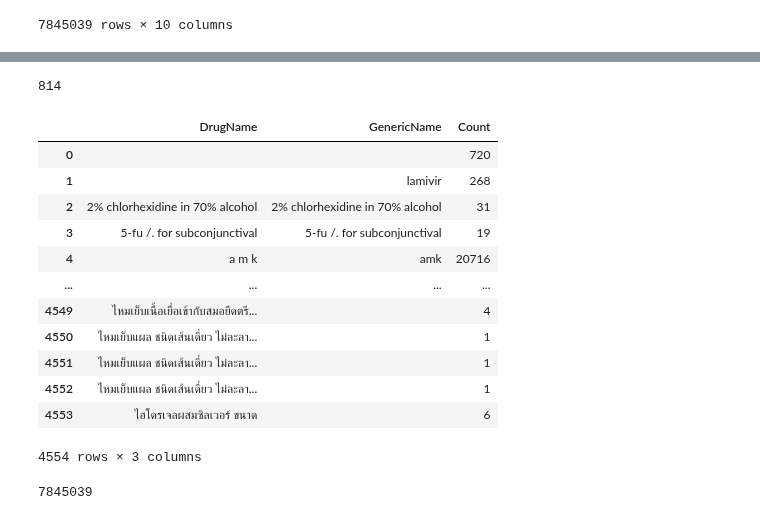
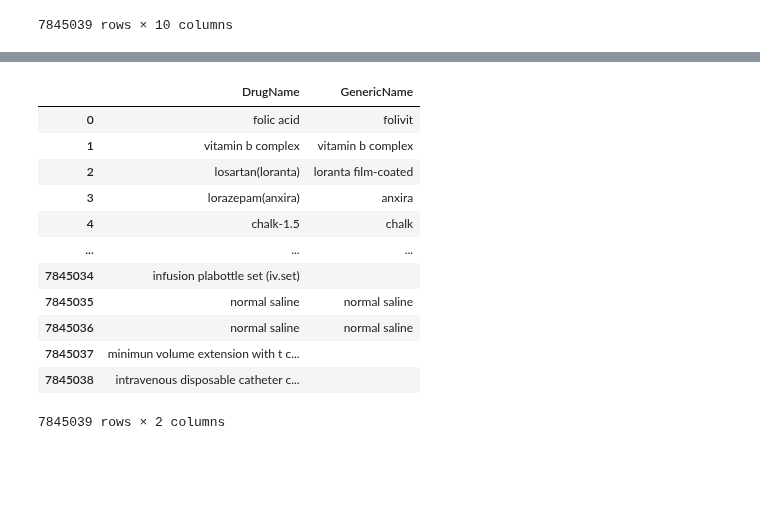
Before and after one commit to nxxk23/PROJECT, a Jupyter notebook: PrescriptionFile.ipynb, the cells around one changed output, grey strips where cells are left out. Cells and saved outputs as stored; diff of their text form; code cells hidden in the pictures; blank space fills up the shorter version.

```diff
--- a/PrescriptionFile.ipynb
+++ b/PrescriptionFile.ipynb
@@ -89,18 +55,12 @@ genericCol1 = [str(i).lower() for i in df['GenericName']]
 # Store drug names
 drugCol2 = []
 genericCol2 = []
-drugdigits = []
-genericdigits = []
 
 # Process 'DrugName' column
 for value in drugCol1:
     if isinstance(value, str):
         if value[0].isdigit():
-            # Store the value starting with digits in drugdigits list
-            drugdigits.append(value)
-            # Remove the dose quantity and store in drugCol2 list
-            newval = re.sub(r'\b\d+(\.\d+)?\s*[a-zA-Z]+\s*', '', value)
-            drugCol2.append(newval)
+            drugCol2.append(value)
         else:
             valList = value.split()
             index_begin_with_digit = len(valList)
@@ -111,16 +71,11 @@ for value in drugCol1:
             newval = " ".join(valList[:index_begin_with_digit])
             drugCol2.append(newval)
 
-
 # Process 'GenericName' column
 for value in genericCol1:
     if isinstance(value, str):
         if value[0].isdigit():
-            # Store the value starting with digits in genericdigits list
-            genericdigits.append(value)
-            # Remove the dose quantity and store in newval list
-            newval = re.sub(r'\b\d+(\.\d+)?\s*[a-zA-Z]+\s*', '', value)
-            genericCol2.append(newval)
+            genericCol2.append(value)
         else:
             valList = value.split()
             index_begin_with_digit = len(valList)
@@ -291,7 +130,3 @@ len(cleaned_drugdigits)
-# %%
-len(cleaned_genericdigits)
-# %% [output]
-814
 # %%
 import pandas as pd
 import re
@@ -316,31 +138,0 @@ generic_value_counts = df_combined['GenericName'].value_counts()
-# %%
-pre_drug = df_combined['DrugName'].value_counts().reset_index()
-pre_drug.columns = ['DrugName', 'Count']
-
-pre_generic = df_combined['GenericName'].value_counts().reset_index()
-pre_generic.columns = ['GenericName', 'Count']
-
-pre_count = df_combined.groupby(['DrugName', 'GenericName']).size().reset_index()
-pre_count.columns = ['DrugName', 'GenericName', 'Count']
-
-pre_df = pd.DataFrame(pre_count)
-
-pre_df
-# %% [output]
-|  | DrugName | GenericName | Count |
-| 0 |  |  | 720 |
-| 1 |  | lamivir | 268 |
-| 2 | 2% chlorhexidine in 70% alcohol | 2% chlorhexidine in 70% alcohol | 31 |
-| 3 | 5-fu /. for subconjunctival | 5-fu /. for subconjunctival | 19 |
-| 4 | a m k | amk | 20716 |
-| ... | ... | ... | ... |
-| 4549 | ไหมเย็บเนื้อเยื่อเข้ากับสมอยึดตรี... |  | 4 |
-| 4550 | ไหมเย็บแผล ชนิดเส้นเดี่ยว ไม่ละลา... |  | 1 |
-| 4551 | ไหมเย็บแผล ชนิดเส้นเดี่ยว ไม่ละลา... |  | 1 |
-| 4552 | ไหมเย็บแผล ชนิดเส้นเดี่ยว ไม่ละลา... |  | 1 |
-| 4553 | ไฮโดรเจลผสมซิลเวอร์ ขนาด |  | 6 |
-4554 rows × 3 columns
-# %%
-pre_df['Count'].sum()
-# %% [output]
-7845039
@@ -348,0 +139,16 @@ pre_df.to_excel('PresriptionFile.xlsx')
+# %%
+table1
+# %% [output]
+|  | DrugName | GenericName |
+| 0 | folic acid | folivit |
+| 1 | vitamin b complex | vitamin b complex |
+| 2 | losartan(loranta) | loranta film-coated |
+| 3 | lorazepam(anxira) | anxira |
+| 4 | chalk-1.5 | chalk |
+| ... | ... | ... |
+| 7845034 | infusion plabottle set (iv.set) |  |
+| 7845035 | normal saline | normal saline |
+| 7845036 | normal saline | normal saline |
+| 7845037 | minimun volume extension with t c... |  |
+| 7845038 | intravenous disposable catheter c... |  |
+7845039 rows × 2 columns
```
Also changed, not shown: parts of 39 cells of this notebook.
